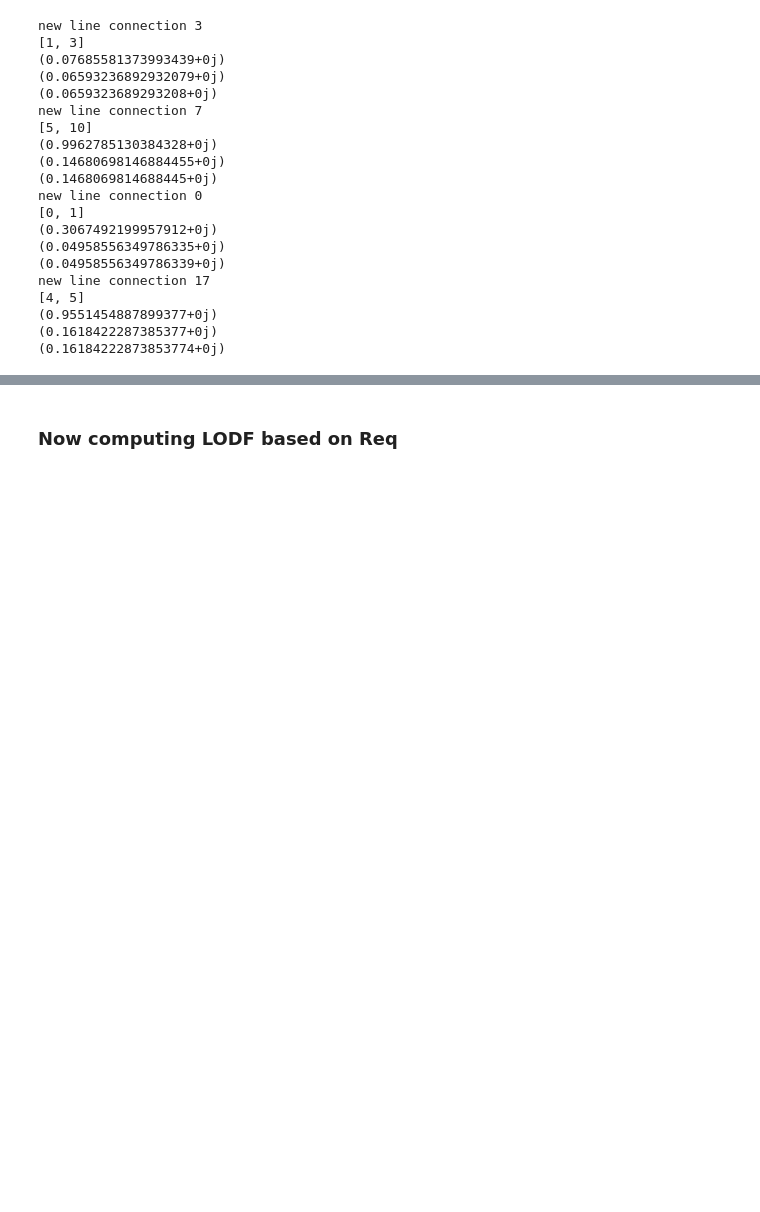
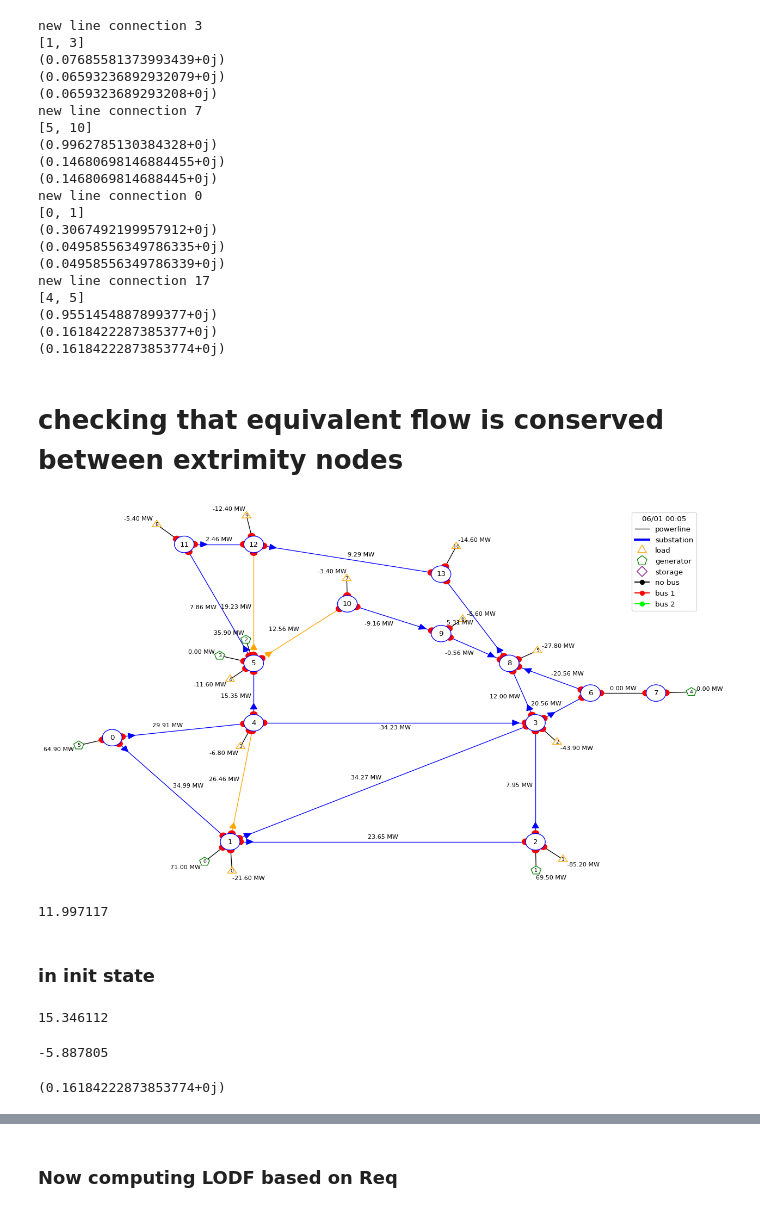
Before and after one commit to marota/Topology_Superposition_Theorem, a Jupyter notebook: SuperpoTheorem_wo_LODF.ipynb, the cells around one changed output, grey strips where cells are left out. Drawn from its saved outputs; the diff is of its cells as text; code cells hidden in the pictures; blank space fills up the shorter version.

Commit message:
checking formulas for superposing individual line connection states + conservation of flow between nodes of a line when switching it on and off

```diff
--- a/SuperpoTheorem_wo_LODF.ipynb
+++ b/SuperpoTheorem_wo_LODF.ipynb
@@ -1163,3 +1163,31 @@ new line connection 17
 (0.9551454887899377+0j)
 (0.1618422287385377+0j)
 (0.16184222873853774+0j)
+# %% [markdown]
+# checking that equivalent flow is conserved between extrimity nodes
+# %%
+init_obs, *_ = env.simulate(env.action_space())
+fig = plot_helper.plot_obs(init_obs,line_info="p")
+fig.show()
+# %% [output]
+[figure, added]
+# %%
+id_l=17
+print(init_obs.p_or[16])
+# %% [output]
+11.997117
+# %% [markdown]
+### in init state
+# %%
+
+delta_theta_l=init_obs.theta_or[17]-init_obs.theta_ex[17]
+# %% [output]
+15.346112
+# %%
+init_obs.theta_ex[17]
+# %% [output]
+-5.887805
+# %%
+R_eq[4][5]
+# %% [output]
+(0.16184222873853774+0j)
```
Also changed, not shown: parts of 43 cells of this notebook.
